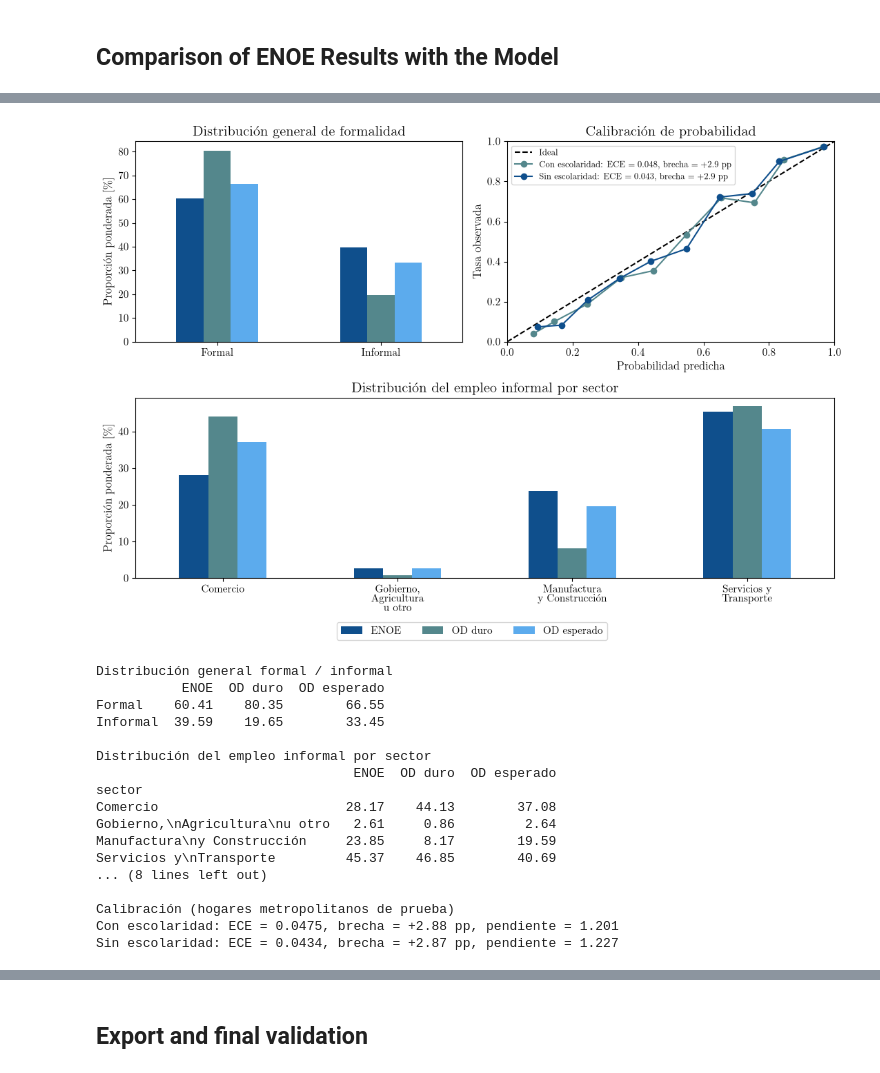
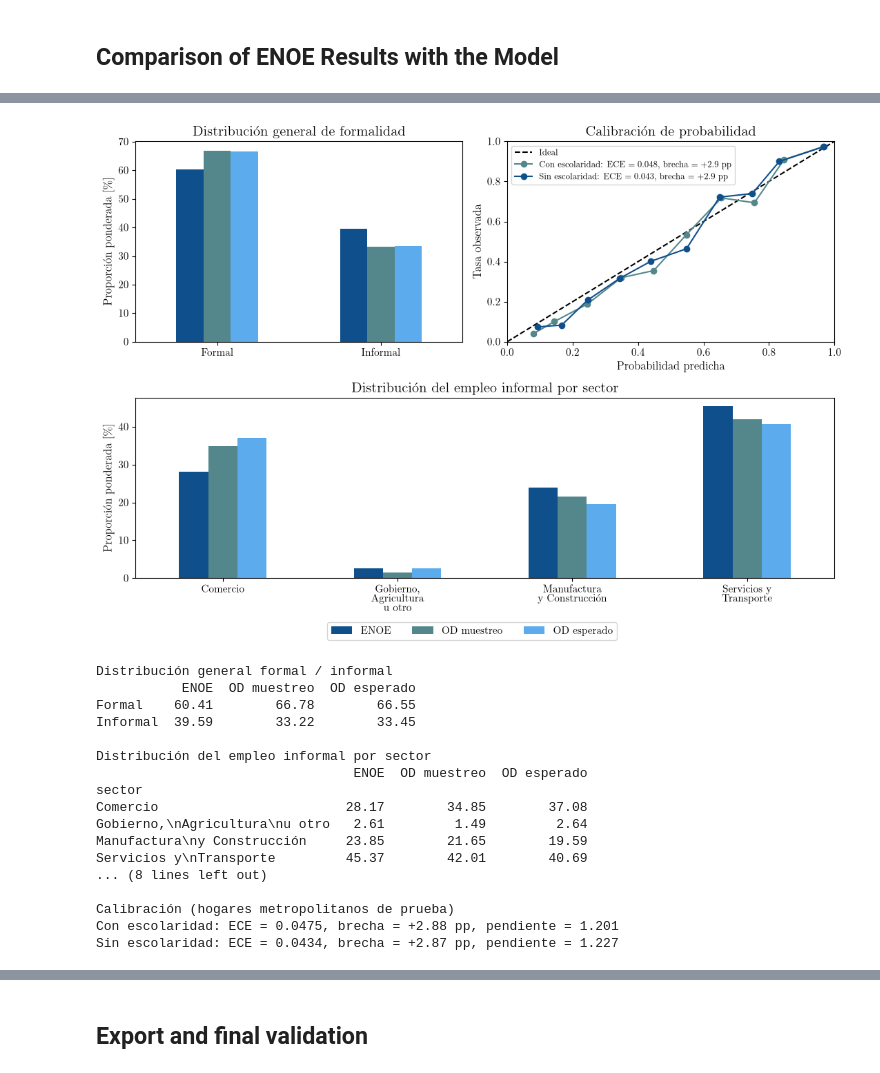
Before and after one commit to CentroFuturoCiudades/informal-jobs-model, a Jupyter notebook: notebooks/05_informality_model.ipynb, the cells around one changed output, grey strips where cells are left out. Saved outputs shown, nothing was run; the diff lists cells and outputs as text; code cells hidden in the pictures.

Commit message:
2.7 Sampled informality status replaces the threshold series in the comparison; ENOE-OD gap decomposition
Claude-Session: https://claude.ai/code/session_01KVDZtjsLhj3ewtdM7MH1ZV

```diff
--- a/notebooks/05_informality_model.ipynb
+++ b/notebooks/05_informality_model.ipynb
@@ -494,6 +494,7 @@ $$ P(I_i=1\mid X_i) = \sum_s P(I_i=1\mid X_i,S_i=s)\, P(S_i=s\mid X_i). $$
 This allows sector uncertainty from the previous modeling stage to propagate directly into the final informality estimate rather than replacing it with a single hard sector assignment.
 # %%
 od_informality = src.predict_od_informality(final_with_education_model, final_without_education_model, od, with_education_features=with_education_features, without_education_features=without_education_features, training_municipalities=training_municipalities)
+od_informality["informal_sampled"] = src.sample_informality(od_informality, random_state=42)  # one Bernoulli draw per worker, unbiased for aggregates
 informality_model_usage = src.calculate_informality_model_usage(od_informality)
 informality_model_usage.round(4)
 
@@ -614,19 +621,19 @@ enoe_informal_population = (enoe_benchmark["survey_weight"] * enoe_benchmark["in
 enoe_formal_population = enoe_total_population - enoe_informal_population
 
 od_total_population = od_informality["expansion_factor"].sum()
-od_hard_informal_population = od_informality.loc[od_informality["informal_predicted"] == 1, "expansion_factor"].sum()
+od_hard_informal_population = od_informality.loc[od_informality["informal_sampled"] == 1, "expansion_factor"].sum()
 od_hard_formal_population = od_total_population - od_hard_informal_population
 od_expected_informal_population = (od_informality["expansion_factor"] * od_informality["prob_informal"]).sum()
 od_expected_formal_population = od_total_population - od_expected_informal_population
 
 overall_formality_distribution = pd.DataFrame({
     "ENOE": [enoe_formal_population / enoe_total_population, enoe_informal_population / enoe_total_population],
-    "OD duro": [od_hard_formal_population / od_total_population, od_hard_informal_population / od_total_population],
+    "OD muestreo": [od_hard_formal_population / od_total_population, od_hard_informal_population / od_total_population],
     "OD esperado": [od_expected_formal_population / od_total_population, od_expected_informal_population / od_total_population]
 }, index=["Formal", "Informal"]) * 100
 
 # Distribución del empleo informal por sector
-od_hard_informal = od_informality[od_informality["informal_predicted"] == 1].copy()
+od_hard_informal = od_informality[od_informality["informal_sampled"] == 1].copy()
 od_hard_by_sector = od_hard_informal.groupby("sector_final")["expansion_factor"].sum().reindex(sector_order, fill_value=0)
 od_hard_by_sector = od_hard_by_sector / od_hard_by_sector.sum()
 
@@ -642,7 +649,7 @@ enoe_by_sector = enoe_by_sector / enoe_by_sector.sum()
 
 informal_distribution_by_sector = pd.DataFrame({
     "ENOE": enoe_by_sector * 100,
-    "OD duro": od_hard_by_sector * 100,
+    "OD muestreo": od_hard_by_sector * 100,
     "OD esperado": od_expected_by_sector * 100
 })
 
@@ -652,7 +659,7 @@ informal_distribution_by_sector.index.name = "sector"
 
 # Tasa de informalidad dentro de cada sector
 od_hard_sector_population = od_informality.groupby("sector_final")["expansion_factor"].sum().reindex(sector_order, fill_value=0)
-od_hard_informal_population_by_sector = od_informality[od_informality["informal_predicted"] == 1].groupby("sector_final")["expansion_factor"].sum().reindex(sector_order, fill_value=0)
+od_hard_informal_population_by_sector = od_informality[od_informality["informal_sampled"] == 1].groupby("sector_final")["expansion_factor"].sum().reindex(sector_order, fill_value=0)
 od_hard_within_sector = od_hard_informal_population_by_sector / od_hard_sector_population
 
 od_expected_within_sector = pd.Series({
@@ -670,7 +677,7 @@ enoe_within_sector = enoe_informal_population_by_sector / enoe_sector_population
 
 informality_within_sector = pd.DataFrame({
     "ENOE": enoe_within_sector * 100,
-    "OD duro": od_hard_within_sector * 100,
+    "OD muestreo": od_hard_within_sector * 100,
     "OD esperado": od_expected_within_sector * 100
 })
 
@@ -729,46 +736,46 @@ ax3.set_ylabel("Proporción ponderada [\%]", fontsize=12)
 ax3.tick_params(axis="x", rotation=0, labelsize=11)
 ax3.tick_params(axis="y", labelsize=11)
 ax3.get_legend().remove()
 
 fig.legend(handles, labels, loc="lower center", ncol=3, fontsize=11, bbox_to_anchor=(0.5, 0.04), frameon=True)
 
 output_dir = ROOT / "outputs/figures"
 output_dir.mkdir(parents=True, exist_ok=True)
 
 plt.tight_layout(rect=[0, 0.08, 1, 1])
 
 fig.savefig(output_dir / "informality_model_enoe_od_comparison.pdf", bbox_inches="tight")
 fig.savefig(output_dir / "informality_model_enoe_od_comparison.png", dpi=600, bbox_inches="tight")
 
 plt.show()
 
 # Tablas resumen
 print("Distribución general formal / informal")
 print(overall_formality_distribution.round(2))
 
 print("\nDistribución del empleo informal por sector")
 print(informal_distribution_by_sector.round(2))
 
 print("\nTasa de informalidad dentro de cada sector")
 print(informality_within_sector.round(2))
 
 print("\nCalibración (hogares metropolitanos de prueba)")
 for label, values in calibration_summary.items():
     print(f"{label}: ECE = {values['ece']:.4f}, brecha = {values['gap']:+.2f} pp, pendiente = {values['slope']:.3f}")
 # %% [output]
-[figure, old version]
+[figure, new version]
 Distribución general formal / informal
-           ENOE  OD duro  OD esperado
-Formal    60.41    80.35        66.55
-Informal  39.59    19.65        33.45
+           ENOE  OD muestreo  OD esperado
+Formal    60.41        66.78        66.55
+Informal  39.59        33.22        33.45
 
 Distribución del empleo informal por sector
-                                 ENOE  OD duro  OD esperado
+                                 ENOE  OD muestreo  OD esperado
 sector
-Comercio                        28.17    44.13        37.08
-Gobierno,\nAgricultura\nu otro   2.61     0.86         2.64
-Manufactura\ny Construcción     23.85     8.17        19.59
-Servicios y\nTransporte         45.37    46.85        40.69
+Comercio                        28.17        34.85        37.08
+Gobierno,\nAgricultura\nu otro   2.61         1.49         2.64
+Manufactura\ny Construcción     23.85        21.65        19.59
+Servicios y\nTransporte         45.37        42.01        40.69
 ... (8 lines left out)
 
 Calibración (hogares metropolitanos de prueba)
```
Also changed, not shown: parts of 3 cells of this notebook, 8 other files.
